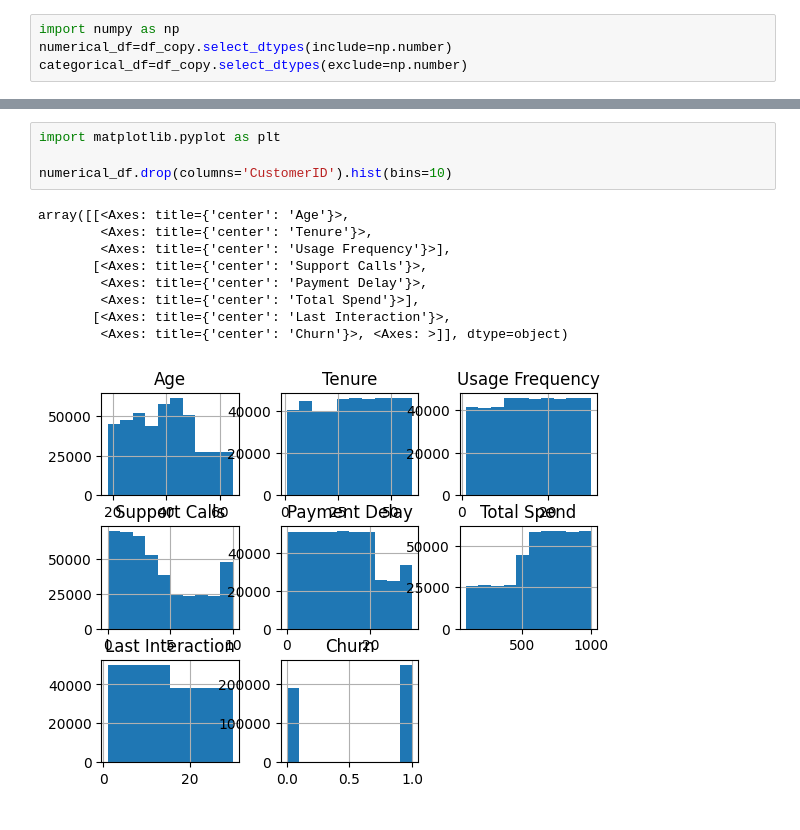
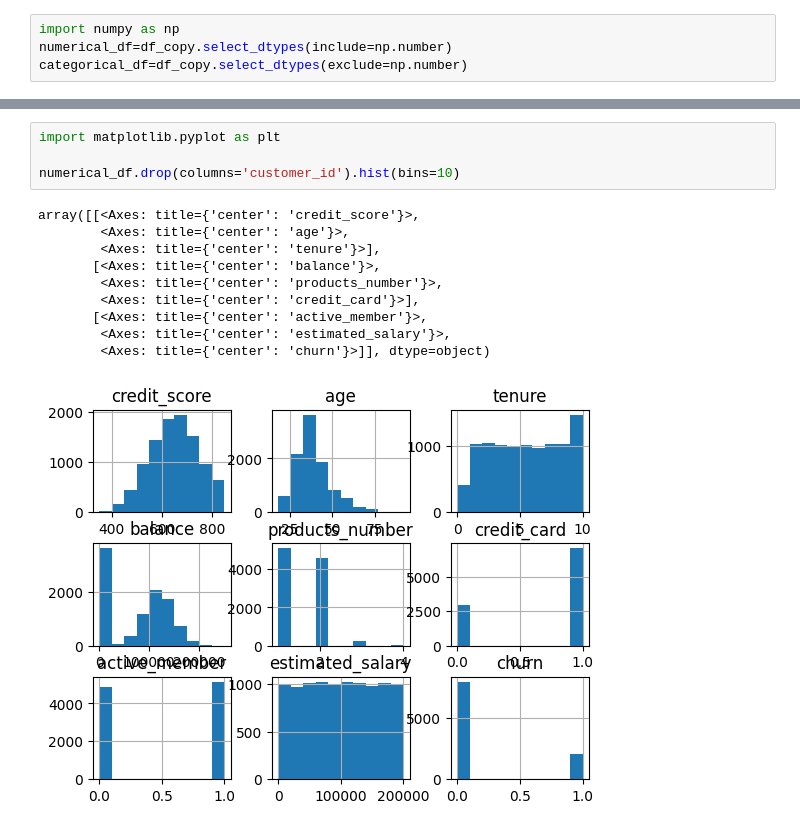
Before and after one commit to cleavestone/Customer_Churn_MLOPS, a Jupyter notebook: notebooks/EDA.ipynb, the cells around one changed output, grey strips where cells are left out. Cells and saved outputs as stored; diff of their text form.

```diff
--- a/notebooks/EDA.ipynb
+++ b/notebooks/EDA.ipynb
@@ -144,14 +144,15 @@ numerical_df.head()
 # %%
 import matplotlib.pyplot as plt
 
-numerical_df.drop(columns='CustomerID').hist(bins=10)
+numerical_df.drop(columns='customer_id').hist(bins=10)
 # %% [output]
-array([[<Axes: title={'center': 'Age'}>,
-        <Axes: title={'center': 'Tenure'}>,
-        <Axes: title={'center': 'Usage Frequency'}>],
-       [<Axes: title={'center': 'Support Calls'}>,
-        <Axes: title={'center': 'Payment Delay'}>,
-        <Axes: title={'center': 'Total Spend'}>],
-       [<Axes: title={'center': 'Last Interaction'}>,
-        <Axes: title={'center': 'Churn'}>, <Axes: >]], dtype=object)
+array([[<Axes: title={'center': 'credit_score'}>,
+        <Axes: title={'center': 'age'}>,
+        <Axes: title={'center': 'tenure'}>],
+       [<Axes: title={'center': 'balance'}>,
+        <Axes: title={'center': 'products_number'}>,
+        <Axes: title={'center': 'credit_card'}>],
+       [<Axes: title={'center': 'active_member'}>,
+        <Axes: title={'center': 'estimated_salary'}>,
+        <Axes: title={'center': 'churn'}>]], dtype=object)
-[figure, old version]
+[figure, new version]
```
Also changed, not shown: parts of 4 cells of this notebook, 1 other file.
